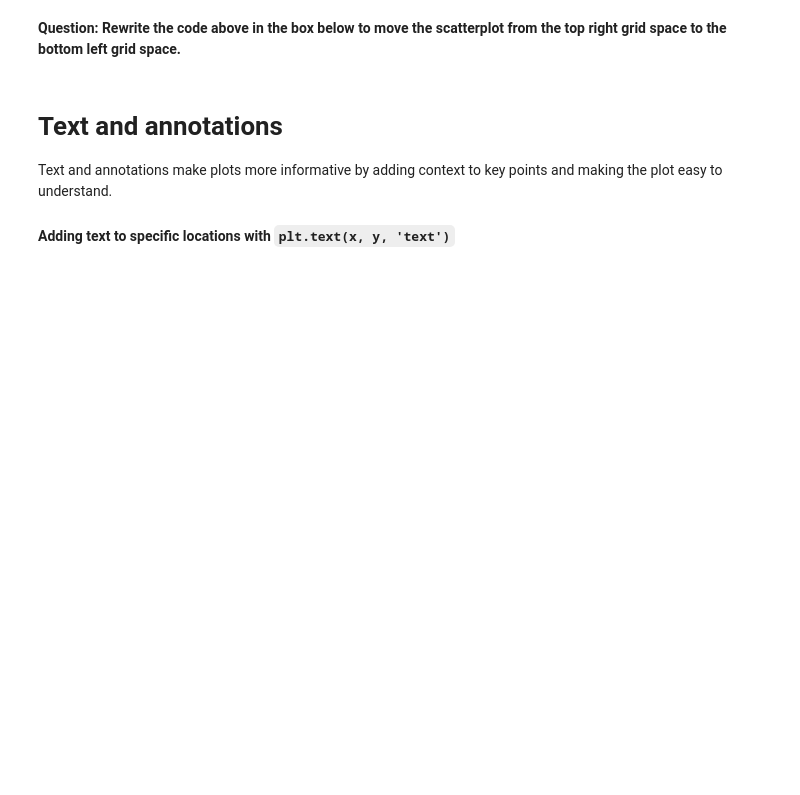
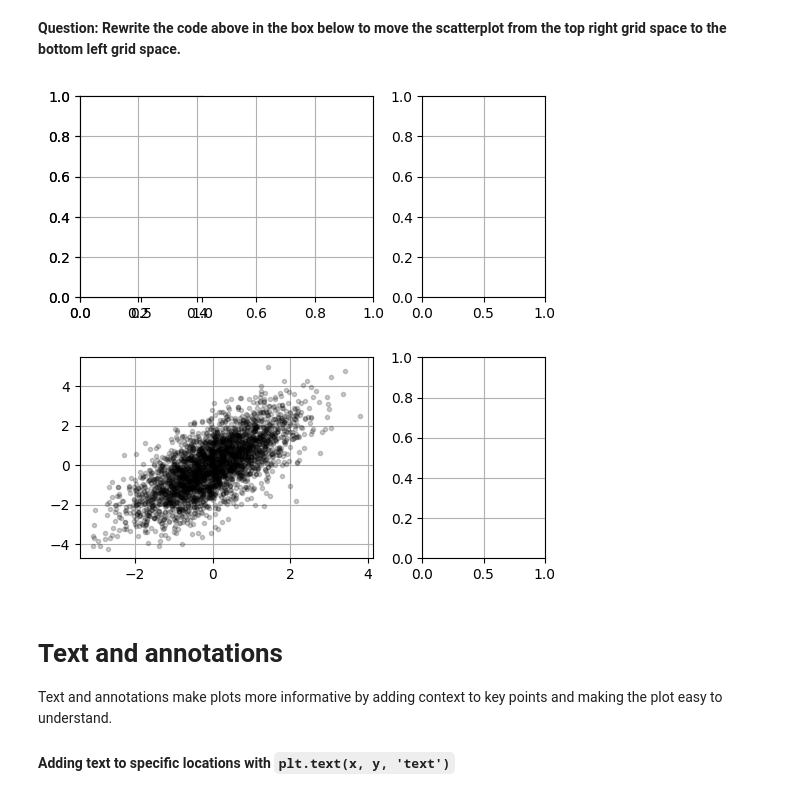
Before and after one commit to ivynangalia/320, a Jupyter notebook: lessons/Week07-01.ipynb, the cells around one changed output. Cells and saved outputs as stored; diff of their text form; code cells hidden in the pictures; blank space fills up the shorter version.

```diff
--- a/lessons/Week07-01.ipynb
+++ b/lessons/Week07-01.ipynb
@@ -112,5 +132,24 @@ main.plot(x, y, 'ok', markersize=3, alpha=0.2);
 # %% [markdown]
 **Question: Rewrite the code above in the box below to move the scatterplot from the top right grid space to the bottom left grid space.**
+# %%
+fig = plt.figure(figsize=(6, 6))
+
+grid = plt.GridSpec(2, 3, wspace=0.4, hspace=0.3)
+plt.subplot(grid[0, 0])
+main = plt.subplot(grid[1, :2])
+plt.subplot(grid[0, :2])
+plt.subplot(grid[1, 2:])
+plt.subplot(grid[0, 2:]);
+
+mean = [0, 0]
+cov = [[1, 1], [1, 2]]
+rng = np.random.default_rng(1701)
+x, y = rng.multivariate_normal(mean, cov, 3000).T
+
+# Scatter points on the main axes
+main.plot(x, y, 'ok', markersize=3, alpha=0.2);
+# %% [output]
+[figure, added]
 # %% [markdown]
 # Text and annotations
 
```
Also changed, not shown: parts of 49 cells of this notebook, 6 other files.
